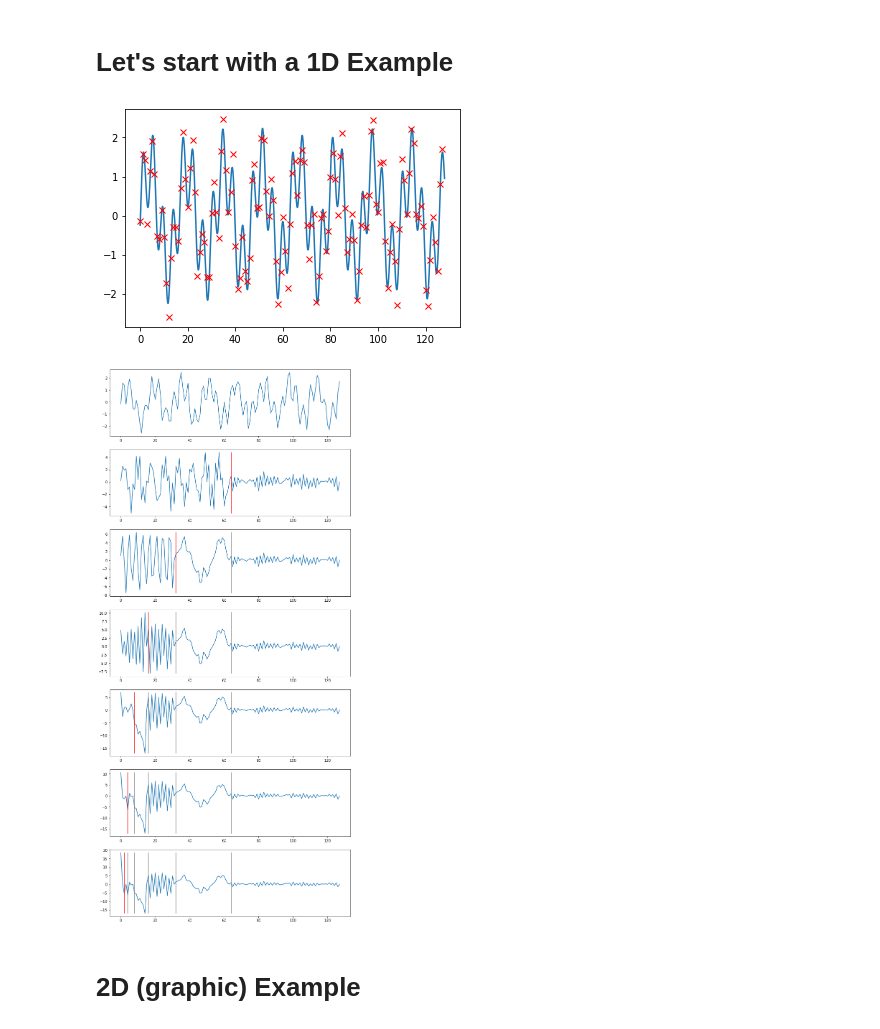
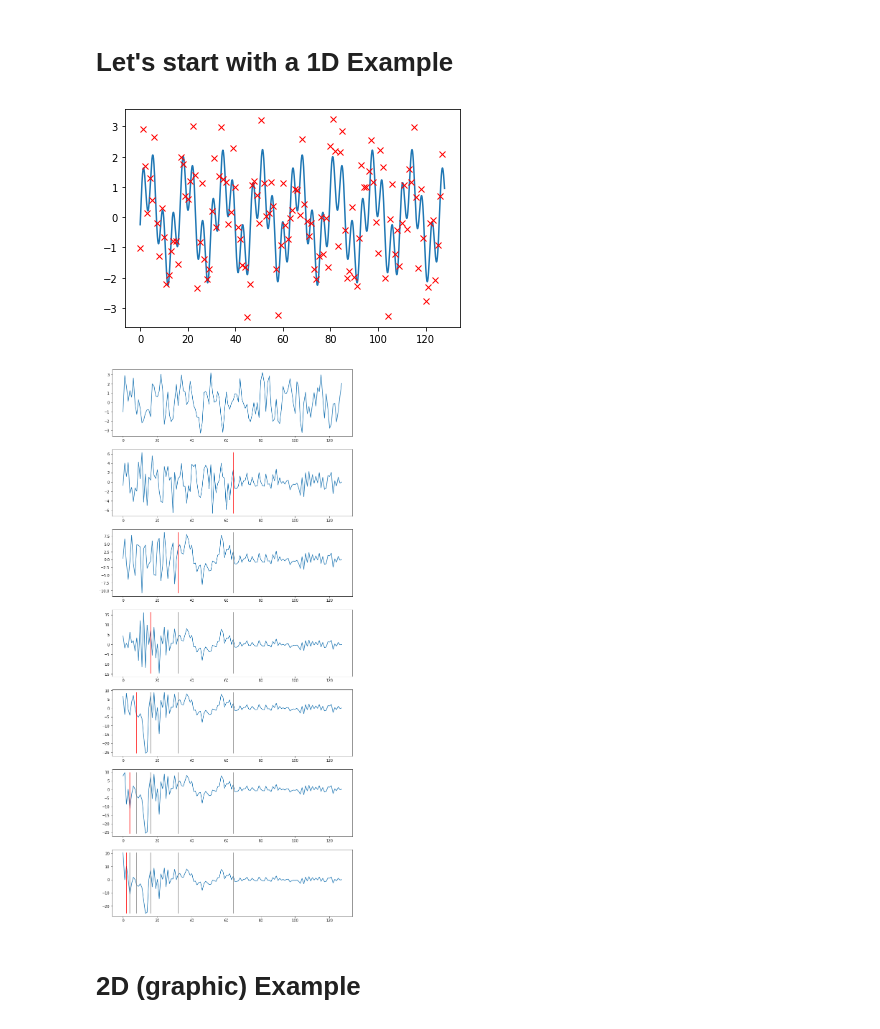
Before and after one commit to mikemayer67/MJ2K, a Jupyter notebook: Subbanding_Playground.ipynb, the cells around one changed output. Drawn from its saved outputs; the diff is of its cells as text; code cells hidden in the pictures.

```diff
--- a/Subbanding_Playground.ipynb
+++ b/Subbanding_Playground.ipynb
@@ -10,13 +10,13 @@ def sigfunc(x):
 # %%
 nlevel = 7
 nsamp = 2**nlevel
 sig = np.array([[t/20,sigfunc(t/20)] for t in range(20*nsamp)])
-samp = np.array([sigfunc(t)+1*(rand(1)[0]-.5) for t in range(nsamp)])
+samp = np.array([sigfunc(t)+3*(rand(1)[0]-.5) for t in range(nsamp)])
 plt.plot(sig[:,0],sig[:,1])
 plt.plot(range(nsamp),samp,'rx')
 plt.show()
 # %% [output]
-[figure, old version]
+[figure, new version]
 # %%
 def dwt(x):
     L = len(x)
@@ -55,7 +55,7 @@ for i in range(nlevel-1):
     ax[i+1].plot([X,X],[min(u),max(u)],color='red')
 plt.show()
 # %% [output]
-[figure, old version]
+[figure, new version]
 # %% [markdown]
 # 2D (graphic) Example
 # %%
```
Also changed, not shown: parts of 1 cell of this notebook.
